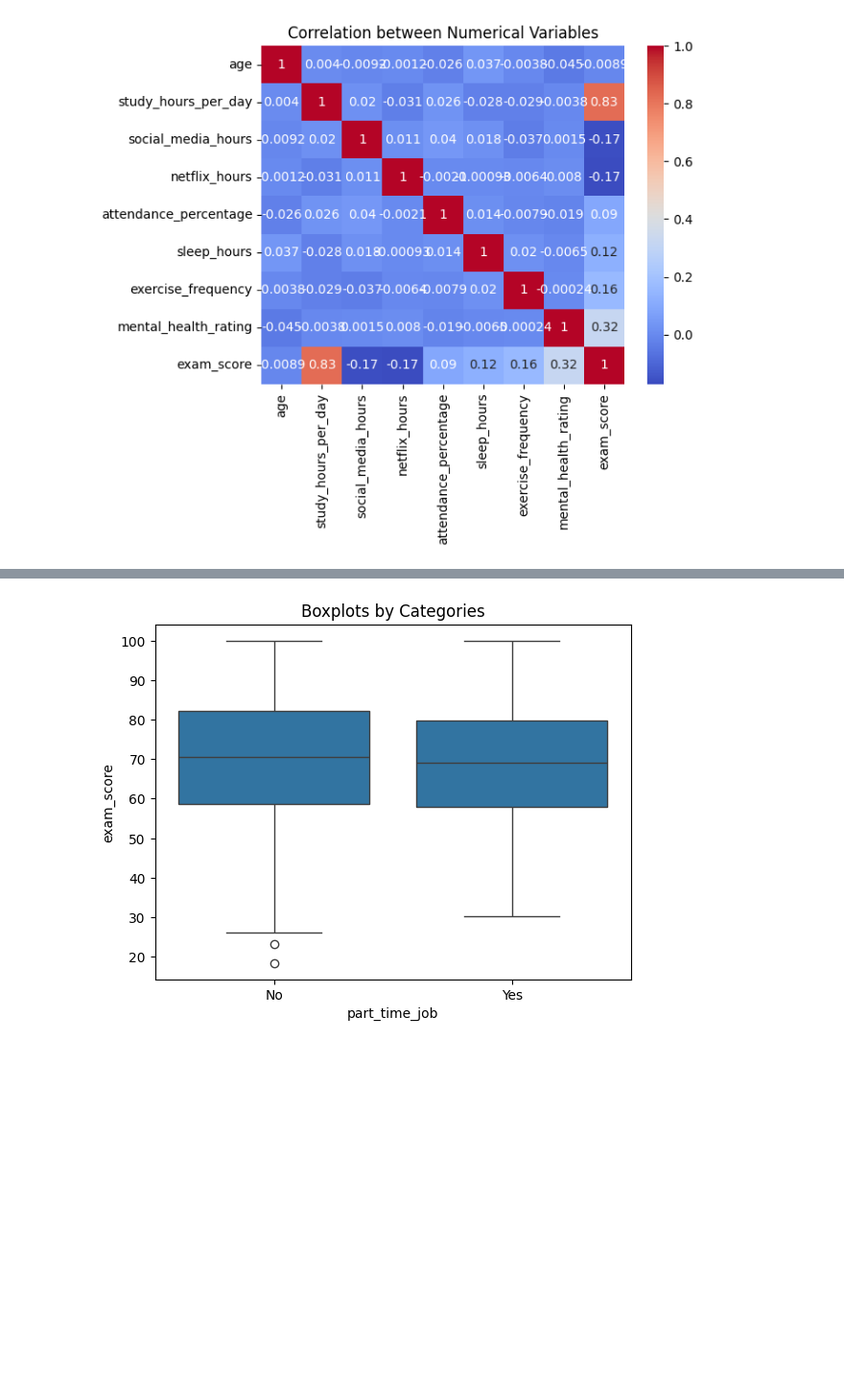
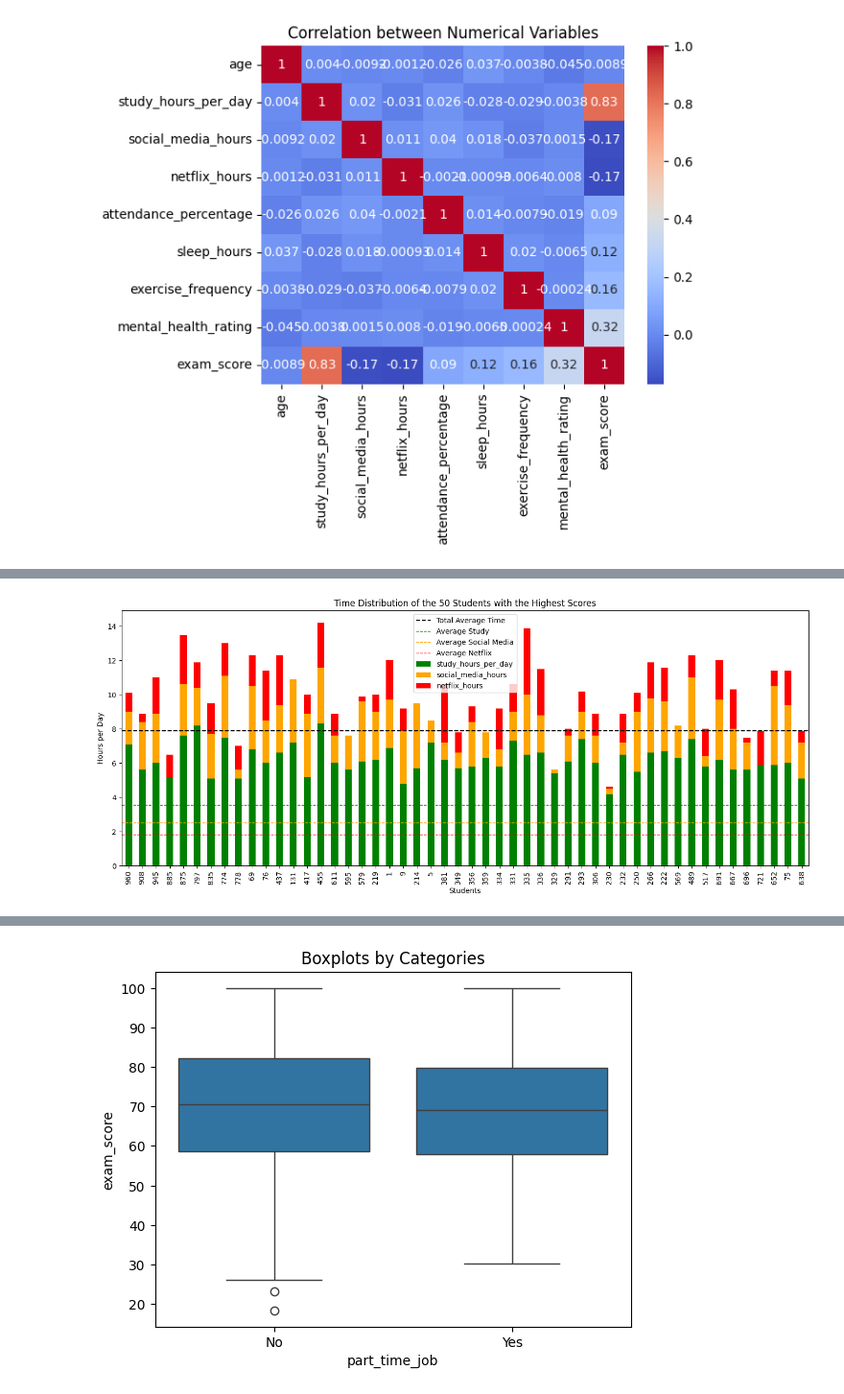
Before and after one commit to fernandesotero/project-data-exploration, a Jupyter notebook: ExploratoryAnalysis.ipynb, the cells around one changed output, grey strips where cells are left out. Shown at 96% size. Cells and saved outputs as stored; diff of their text form; code cells hidden in the pictures; blank space fills up the shorter version.

```diff
--- a/ExploratoryAnalysis.ipynb
+++ b/ExploratoryAnalysis.ipynb
@@ -98,0 +131,27 @@ plt.show()
+# %%
+overall_mean = df[['study_hours_per_day', 'social_media_hours', 'netflix_hours']].mean()
+# %%
+df_sorted = df.sort_values(by='exam_score', ascending=False).head(50)
+
+ax = df_sorted[['study_hours_per_day', 'social_media_hours', 'netflix_hours']].plot(
+    kind='bar',
+    stacked=True,
+    figsize=(14, 6),
+    legend=True,
+    color=['green', 'orange', 'red']
+)
+
+plt.title('Time Distribution of the 50 Students with the Highest Scores')
+plt.ylabel('Hours per Day')
+plt.xlabel('Students')
+
+plt.axhline(y=overall_mean.sum(), color='black', linestyle='--', linewidth=1.5, label='Total Average Time')
+plt.axhline(y=overall_mean['study_hours_per_day'], color='green', linestyle='--', linewidth=1, label='Average Study')
+plt.axhline(y=overall_mean['social_media_hours'], color='orange', linestyle='--', linewidth=1, label='Average Social Media')
+plt.axhline(y=overall_mean['netflix_hours'], color='red', linestyle='--', linewidth=1, label='Average Netflix')
+
+plt.legend()
+plt.tight_layout()
+plt.show()
+# %% [output]
+[figure, added]
```
Also changed, not shown: parts of 9 cells of this notebook.
